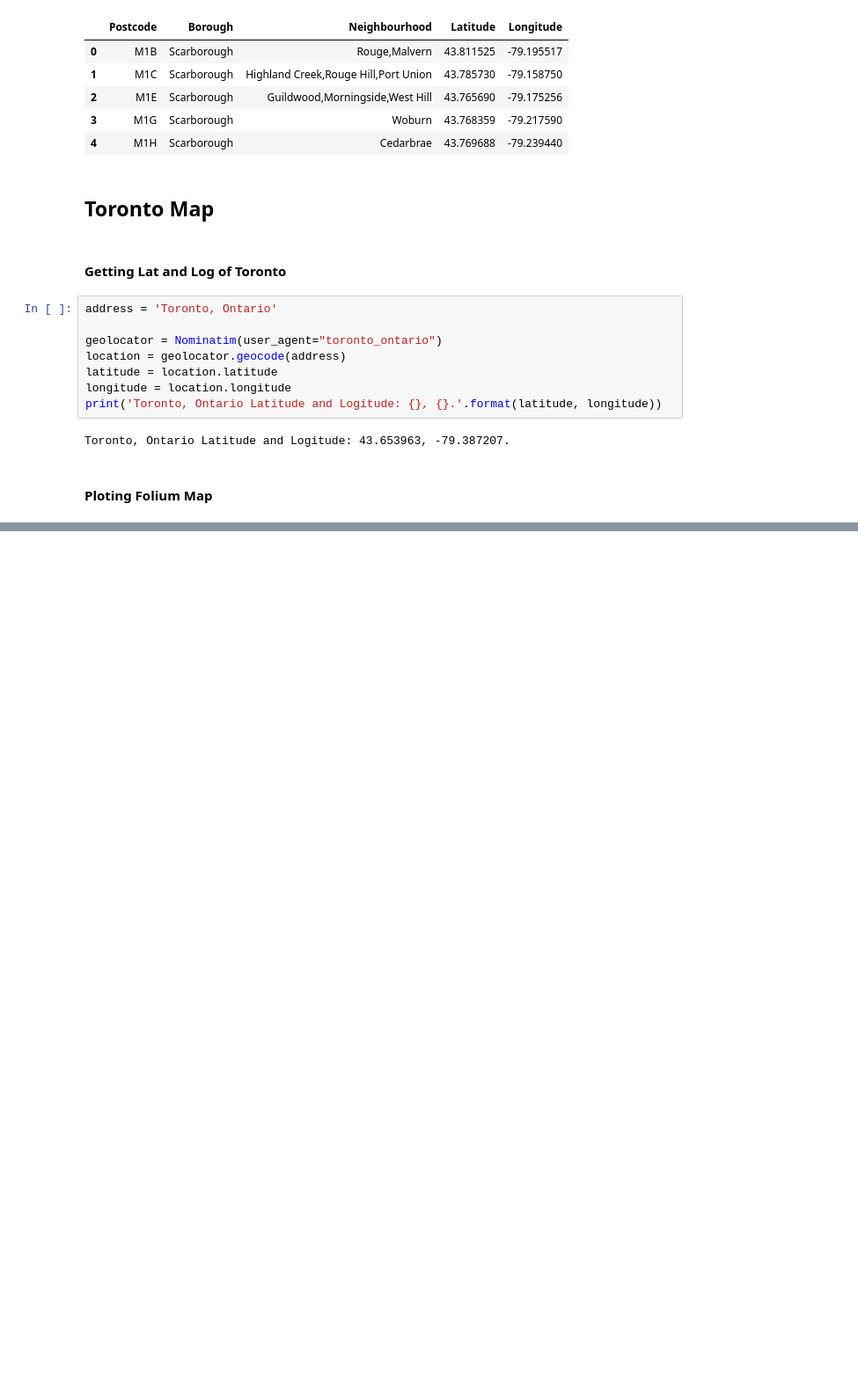
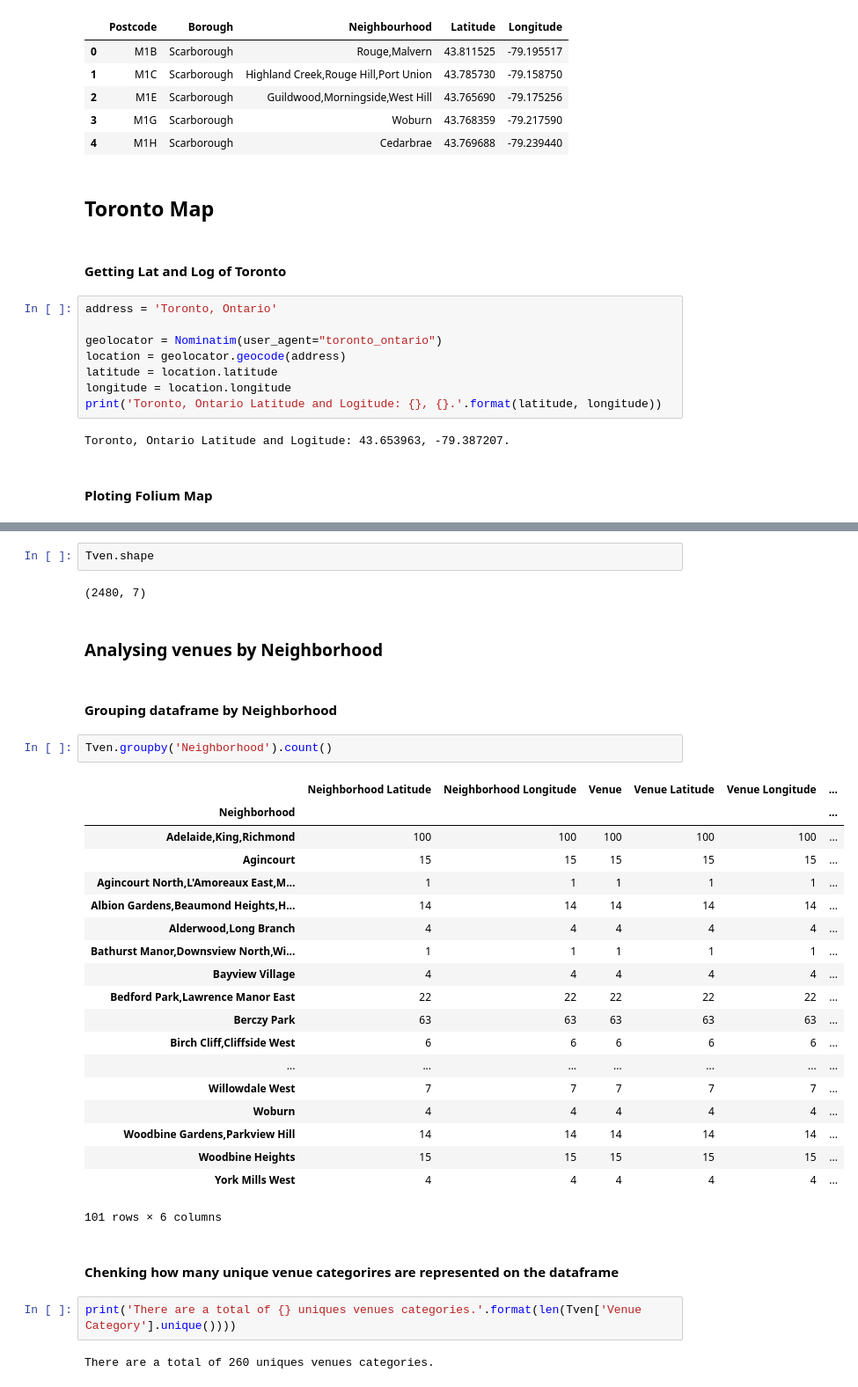
Before and after one commit to cardosop/IBM-Data-Science-Professional-Certificate-Specialization-Capstone, a Jupyter notebook: course 9 capstone - week 3 - part 2.ipynb, the cells around one changed output, grey strips where cells are left out. Shown: that part at 88% size. Drawn from its saved outputs; the diff is of its cells as text; blank space fills up the shorter version.

```diff
--- a/course 9 capstone - week 3 - part 2.ipynb
+++ b/course 9 capstone - week 3 - part 2.ipynb
@@ -214,0 +352,36 @@ Tmap
+# %%
+Tven.shape
+# %% [output]
+(2480, 7)
+# %% [markdown]
+### Analysing venues by Neighborhood
+# %% [markdown]
+#### Grouping dataframe by Neighborhood
+# %%
+Tven.groupby('Neighborhood').count()
+# %% [output]
+|  | Neighborhood Latitude | Neighborhood Longitude | Venue | Venue Latitude | Venue Longitude | ... |
+| Neighborhood |  |  |  |  |  | ... |
+| Adelaide,King,Richmond | 100 | 100 | 100 | 100 | 100 | ... |
+| Agincourt | 15 | 15 | 15 | 15 | 15 | ... |
+| Agincourt North,L'Amoreaux East,M... | 1 | 1 | 1 | 1 | 1 | ... |
+| Albion Gardens,Beaumond Heights,H... | 14 | 14 | 14 | 14 | 14 | ... |
+| Alderwood,Long Branch | 4 | 4 | 4 | 4 | 4 | ... |
+| Bathurst Manor,Downsview North,Wi... | 1 | 1 | 1 | 1 | 1 | ... |
+| Bayview Village | 4 | 4 | 4 | 4 | 4 | ... |
+| Bedford Park,Lawrence Manor East | 22 | 22 | 22 | 22 | 22 | ... |
+| Berczy Park | 63 | 63 | 63 | 63 | 63 | ... |
+| Birch Cliff,Cliffside West | 6 | 6 | 6 | 6 | 6 | ... |
+| ... | ... | ... | ... | ... | ... | ... |
+| Willowdale West | 7 | 7 | 7 | 7 | 7 | ... |
+| Woburn | 4 | 4 | 4 | 4 | 4 | ... |
+| Woodbine Gardens,Parkview Hill | 14 | 14 | 14 | 14 | 14 | ... |
+| Woodbine Heights | 15 | 15 | 15 | 15 | 15 | ... |
+| York Mills West | 4 | 4 | 4 | 4 | 4 | ... |
+101 rows × 6 columns
+# %% [markdown]
+#### Chenking how many unique venue categorires are represented on the dataframe
+# %%
+print('There are a total of {} uniques venues categories.'.format(len(Tven['Venue Category'].unique())))
+# %% [output]
+There are a total of 260 uniques venues categories.
```
Also changed, not shown: parts of 43 cells of this notebook.
